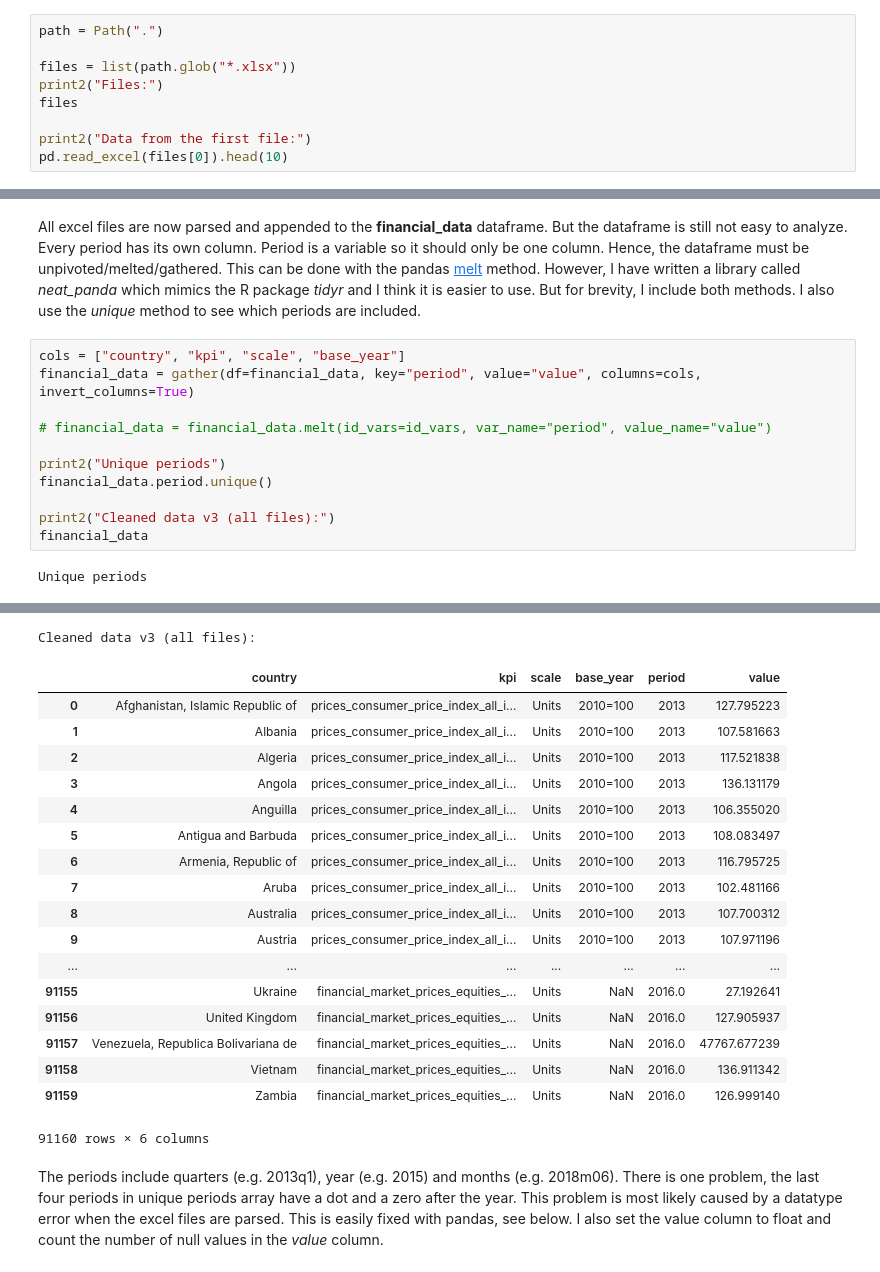
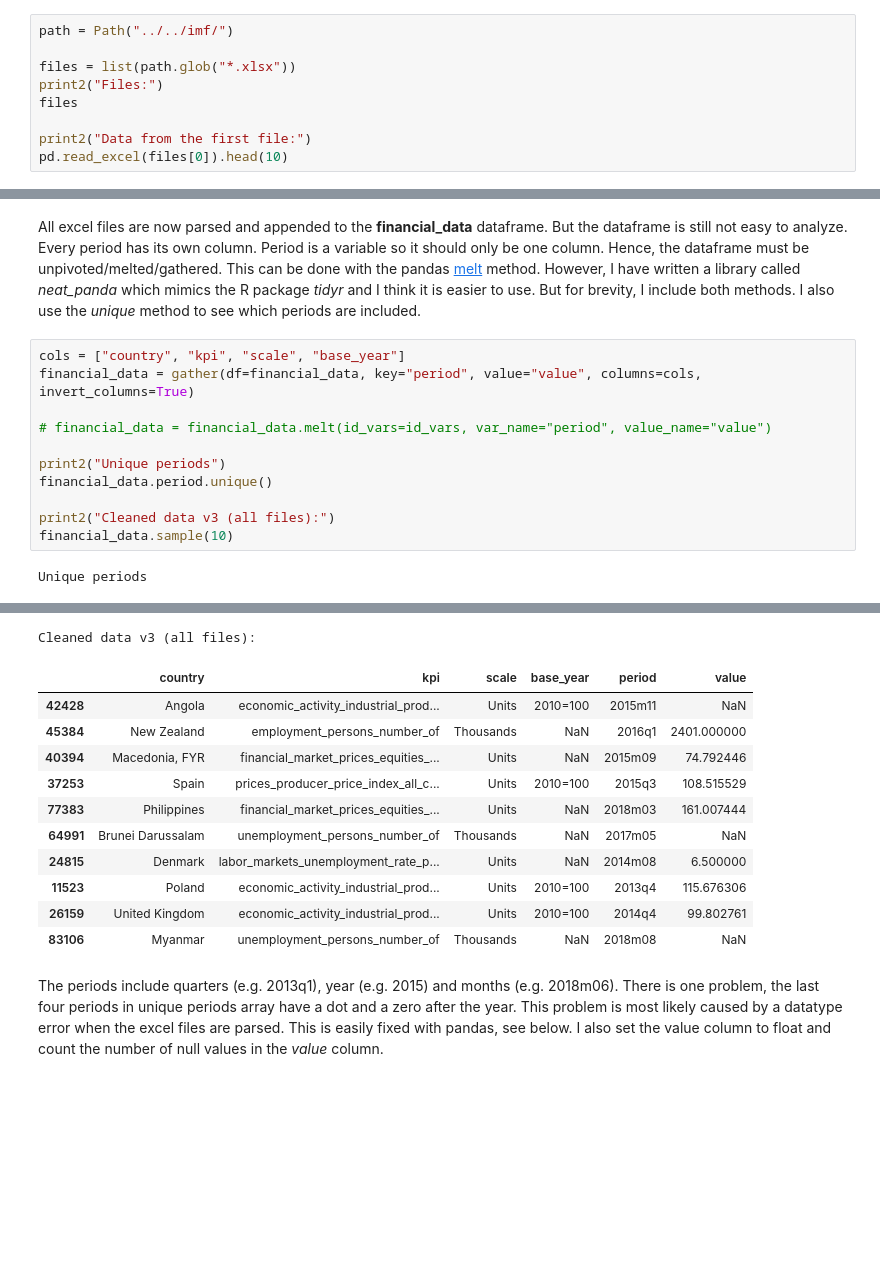
Before and after one commit to htp84/blog, a Jupyter notebook: posts/python-cleaning-excel-files-from-imf.ipynb, the cells around one changed output, grey strips where cells are left out. Drawn from its saved outputs; the diff is of its cells as text; blank space fills up the shorter version.

```diff
--- a/posts/python-cleaning-excel-files-from-imf.ipynb
+++ b/posts/python-cleaning-excel-files-from-imf.ipynb
@@ -37,7 +37,7 @@ To see which excel files I have in the current directory I use the *Path* functi
 
 The files are named poorly, as seen below. However, I know there is information in the files that will help to identify them. Therefore, I parse the first file in **files**. I view its first 10 rows using the *head* method.
 # %%
-path = Path(".")
+path = Path("../../imf/")
 
 files = list(path.glob("*.xlsx"))
 print2("Files:")
@@ -145,51 +145,44 @@ cols = ["country", "kpi", "scale", "base_year"]
 financial_data = gather(df=financial_data, key="period", value="value", columns=cols, invert_columns=True)
 
 # financial_data = financial_data.melt(id_vars=id_vars, var_name="period", value_name="value")
 
 print2("Unique periods")
 financial_data.period.unique()
 
 print2("Cleaned data v3 (all files):")
-financial_data
+financial_data.sample(10)
 # %% [output]
 Unique periods
 array(['2013', '2013q1', '2013m01', '2013m02', '2013m03', '2013q2',
        '2013m04', '2013m05', '2013m06', '2013q3', '2013m07', '2013m08',
        '2013m09', '2013q4', '2013m10', '2013m11', '2013m12', '2014',
        '2014q1', '2014m01', '2014m02', '2014m03', '2014q2', '2014m04',
        '2014m05', '2014m06', '2014q3', '2014m07', '2014m08', '2014m09',
        '2014q4', '2014m10', '2014m11', '2014m12', '2015', '2015q1',
        '2015m01', '2015m02', '2015m03', '2015q2', '2015m04', '2015m05',
        '2015m06', '2015q3', '2015m07', '2015m08', '2015m09', '2015q4',
        '2015m10', '2015m11', '2015m12', '2016', '2016q1', '2016m01',
        '2016m02', '2016m03', '2016q2', '2016m04', '2016m05', '2016m06',
        '2016q3', '2016m07', '2016m08', '2016m09', '2016q4', '2016m10',
        '2016m11', '2016m12', '2017', '2017q1', '2017m01', '2017m02',
        '2017m03', '2017q2', '2017m04', '2017m05', '2017m06', '2017q3',
        '2017m07', '2017m08', '2017m09', '2017q4', '2017m10', '2017m11',
        '2017m12', '2018', '2018q1', '2018m01', '2018m02', '2018m03',
        '2018q2', '2018m04', '2018m05', '2018m06', '2018q3', '2018m07',
        '2018m08', '2018m09', '2018q4', '2018m10', '2018m11', '2018m12',
        '2013.0', '2014.0', '2015.0', '2016.0'], dtype=object)
 Cleaned data v3 (all files):
 |  | country | kpi | scale | base_year | period | value |
-| 0 | Afghanistan, Islamic Republic of | prices_consumer_price_index_all_i... | Units | 2010=100 | 2013 | 127.795223 |
-| 1 | Albania | prices_consumer_price_index_all_i... | Units | 2010=100 | 2013 | 107.581663 |
-| 2 | Algeria | prices_consumer_price_index_all_i... | Units | 2010=100 | 2013 | 117.521838 |
-| 3 | Angola | prices_consumer_price_index_all_i... | Units | 2010=100 | 2013 | 136.131179 |
-| 4 | Anguilla | prices_consumer_price_index_all_i... | Units | 2010=100 | 2013 | 106.355020 |
-| 5 | Antigua and Barbuda | prices_consumer_price_index_all_i... | Units | 2010=100 | 2013 | 108.083497 |
-| 6 | Armenia, Republic of | prices_consumer_price_index_all_i... | Units | 2010=100 | 2013 | 116.795725 |
-| 7 | Aruba | prices_consumer_price_index_all_i... | Units | 2010=100 | 2013 | 102.481166 |
-| 8 | Australia | prices_consumer_price_index_all_i... | Units | 2010=100 | 2013 | 107.700312 |
-| 9 | Austria | prices_consumer_price_index_all_i... | Units | 2010=100 | 2013 | 107.971196 |
-| ... | ... | ... | ... | ... | ... | ... |
-| 91155 | Ukraine | financial_market_prices_equities_... | Units | NaN | 2016.0 | 27.192641 |
-| 91156 | United Kingdom | financial_market_prices_equities_... | Units | NaN | 2016.0 | 127.905937 |
-| 91157 | Venezuela, Republica Bolivariana de | financial_market_prices_equities_... | Units | NaN | 2016.0 | 47767.677239 |
-| 91158 | Vietnam | financial_market_prices_equities_... | Units | NaN | 2016.0 | 136.911342 |
-| 91159 | Zambia | financial_market_prices_equities_... | Units | NaN | 2016.0 | 126.999140 |
+| 42428 | Angola | economic_activity_industrial_prod... | Units | 2010=100 | 2015m11 | NaN |
+| 45384 | New Zealand | employment_persons_number_of | Thousands | NaN | 2016q1 | 2401.000000 |
+| 40394 | Macedonia, FYR | financial_market_prices_equities_... | Units | NaN | 2015m09 | 74.792446 |
+| 37253 | Spain | prices_producer_price_index_all_c... | Units | 2010=100 | 2015q3 | 108.515529 |
+| 77383 | Philippines | financial_market_prices_equities_... | Units | NaN | 2018m03 | 161.007444 |
+| 64991 | Brunei Darussalam | unemployment_persons_number_of | Thousands | NaN | 2017m05 | NaN |
+| 24815 | Denmark | labor_markets_unemployment_rate_p... | Units | NaN | 2014m08 | 6.500000 |
+| 11523 | Poland | economic_activity_industrial_prod... | Units | 2010=100 | 2013q4 | 115.676306 |
+| 26159 | United Kingdom | economic_activity_industrial_prod... | Units | 2010=100 | 2014q4 | 99.802761 |
+| 83106 | Myanmar | unemployment_persons_number_of | Thousands | NaN | 2018m08 | NaN |
-91160 rows × 6 columns
 # %% [markdown]
 The periods include quarters (e.g. 2013q1), year (e.g. 2015) and months (e.g. 2018m06). There is one problem, the last four periods in unique periods array have a dot and a zero after the year. This problem is most likely caused by a datatype error when the excel files are parsed. This is easily fixed with pandas, see below. I also set the value column to float and count the number of null values in the *value* column.
 # %%
```
Also changed, not shown: parts of 17 cells of this notebook.
